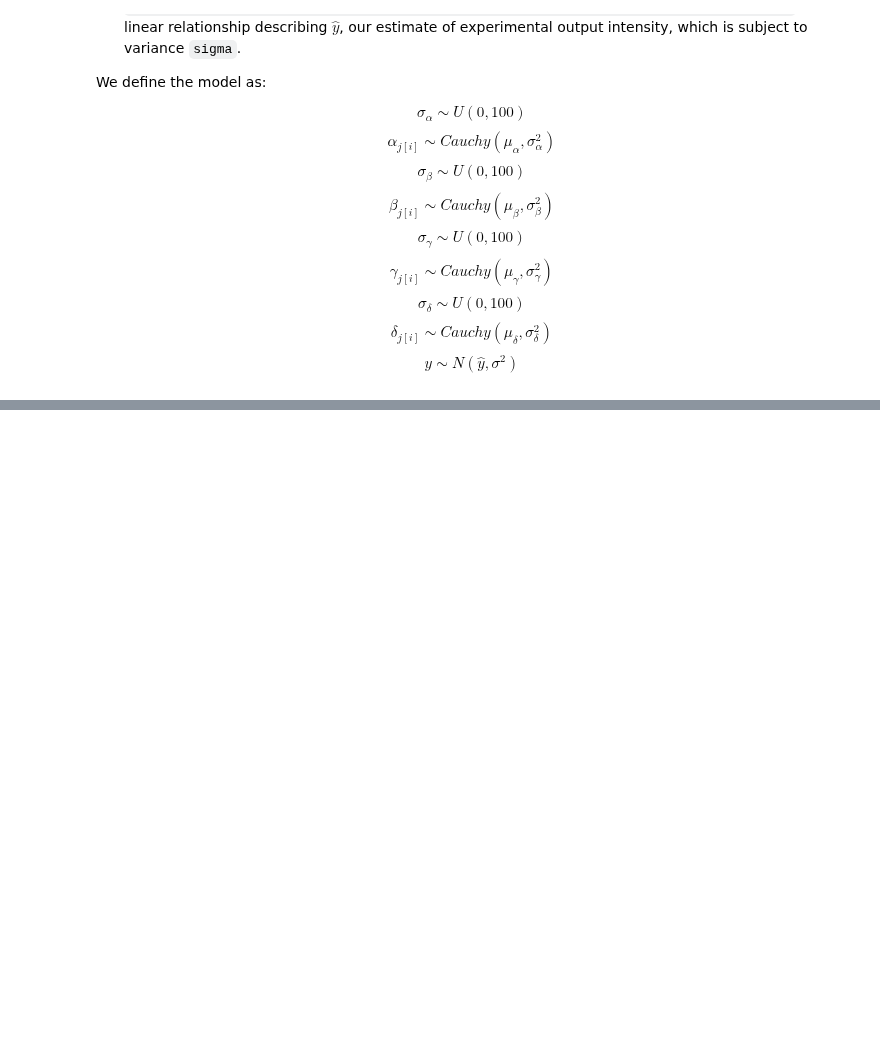
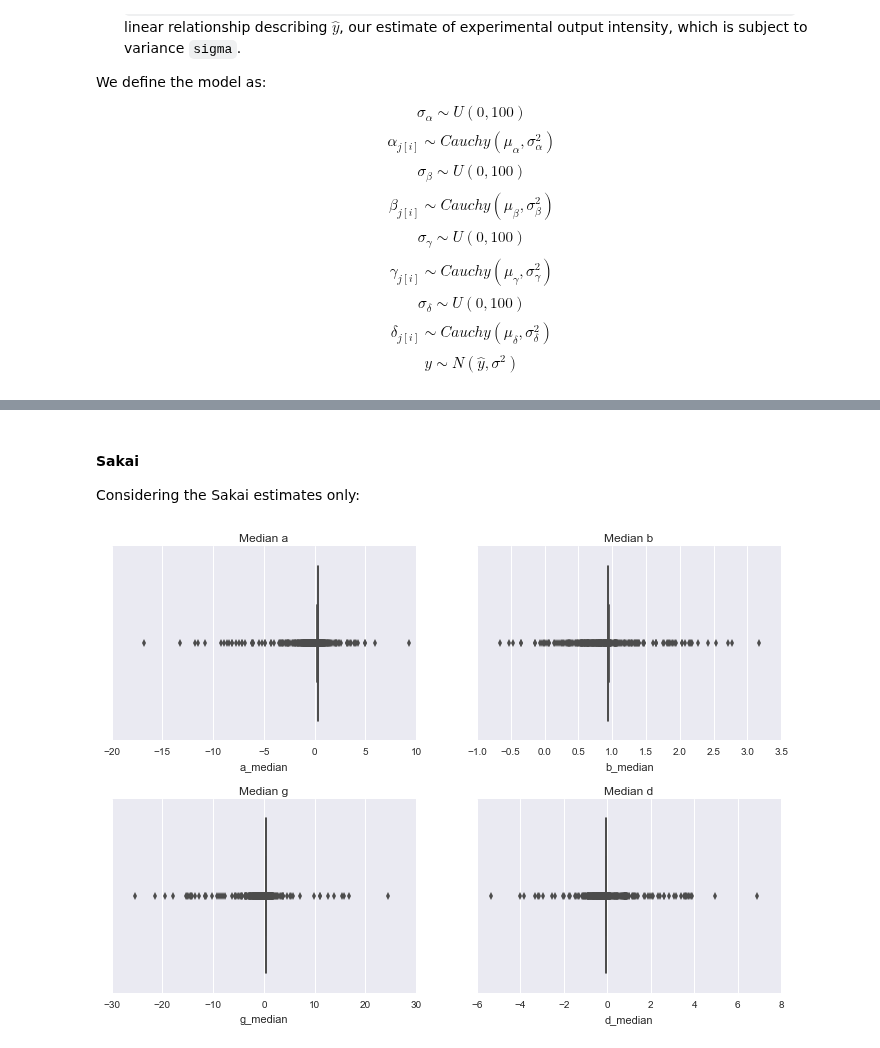
Before and after one commit to widdowquinn/SI_Holmes_etal_2017, a Jupyter notebook: notebooks/02-full_model_fit.ipynb, the cells around one changed output, grey strips where cells are left out. Saved outputs shown, nothing was run; the diff lists cells and outputs as text; code cells hidden in the pictures; blank space fills up the shorter version.

```diff
--- a/notebooks/02-full_model_fit.ipynb
+++ b/notebooks/02-full_model_fit.ipynb
@@ -254,0 +258,9 @@ list(positives['locus_tag'])
+# %% [markdown]
+#### Sakai
+
+Considering the Sakai estimates only:
+# %%
+# Visualise median values for Sakai parameter estimates
+tools.boxplot_medians(sakai_estimates)
+# %% [output]
+[figure, added]
```
Also changed, not shown: parts of 37 cells of this notebook, 1 other file.
